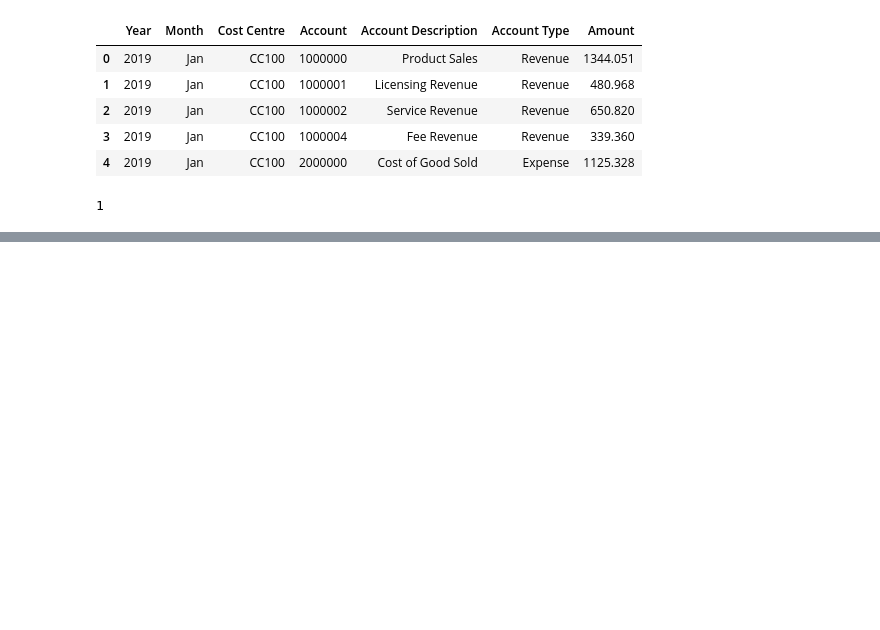
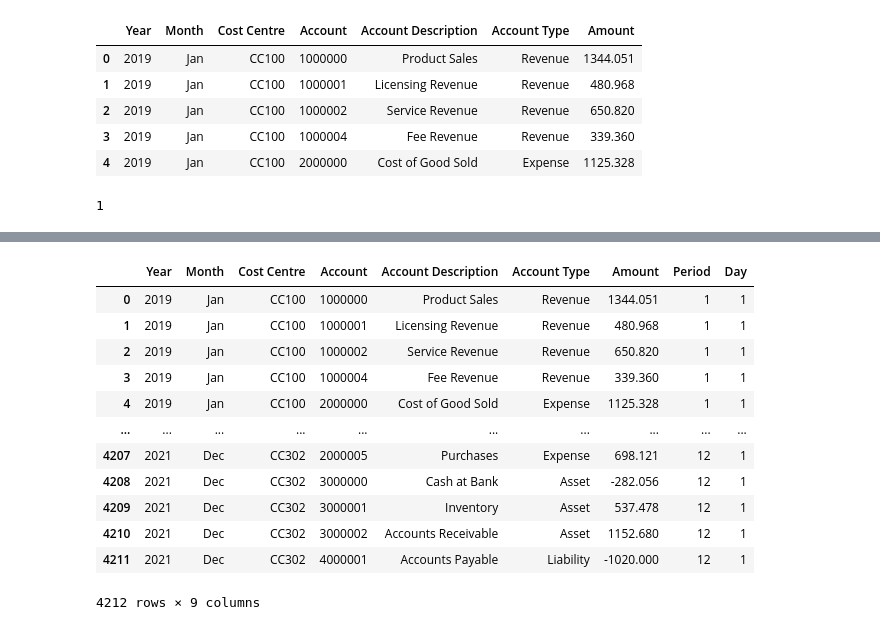
Before and after one commit to ShardulMore112/ml_overall_sklearn, a Jupyter notebook: exploratory_data_analysis/eda.ipynb, the cells around one changed output, grey strips where cells are left out. Drawn from its saved outputs; the diff is of its cells as text; code cells hidden in the pictures; blank space fills up the shorter version.

```diff
--- a/exploratory_data_analysis/eda.ipynb
+++ b/exploratory_data_analysis/eda.ipynb
@@ -145,0 +154,16 @@ df["Period"] = df["Month"]
+# %%
+df
+# %% [output]
+|  | Year | Month | Cost Centre | Account | Account Description | Account Type | Amount | Period | Day |
+| 0 | 2019 | Jan | CC100 | 1000000 | Product Sales | Revenue | 1344.051 | 1 | 1 |
+| 1 | 2019 | Jan | CC100 | 1000001 | Licensing Revenue | Revenue | 480.968 | 1 | 1 |
+| 2 | 2019 | Jan | CC100 | 1000002 | Service Revenue | Revenue | 650.820 | 1 | 1 |
+| 3 | 2019 | Jan | CC100 | 1000004 | Fee Revenue | Revenue | 339.360 | 1 | 1 |
+| 4 | 2019 | Jan | CC100 | 2000000 | Cost of Good Sold | Expense | 1125.328 | 1 | 1 |
+| ... | ... | ... | ... | ... | ... | ... | ... | ... | ... |
+| 4207 | 2021 | Dec | CC302 | 2000005 | Purchases | Expense | 698.121 | 12 | 1 |
+| 4208 | 2021 | Dec | CC302 | 3000000 | Cash at Bank | Asset | -282.056 | 12 | 1 |
+| 4209 | 2021 | Dec | CC302 | 3000001 | Inventory | Asset | 537.478 | 12 | 1 |
+| 4210 | 2021 | Dec | CC302 | 3000002 | Accounts Receivable | Asset | 1152.680 | 12 | 1 |
+| 4211 | 2021 | Dec | CC302 | 4000001 | Accounts Payable | Liability | -1020.000 | 12 | 1 |
+4212 rows × 9 columns
```
Also changed, not shown: parts of 11 cells of this notebook.
